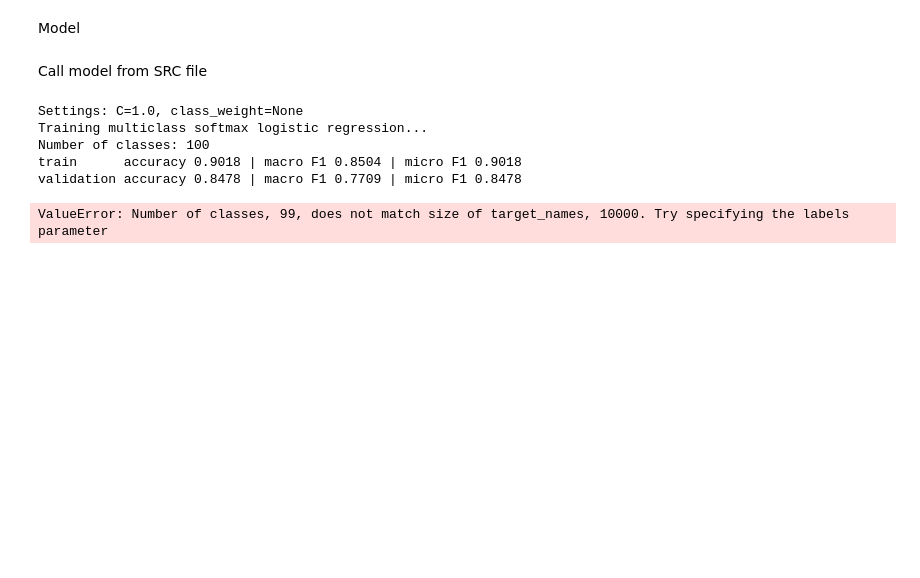
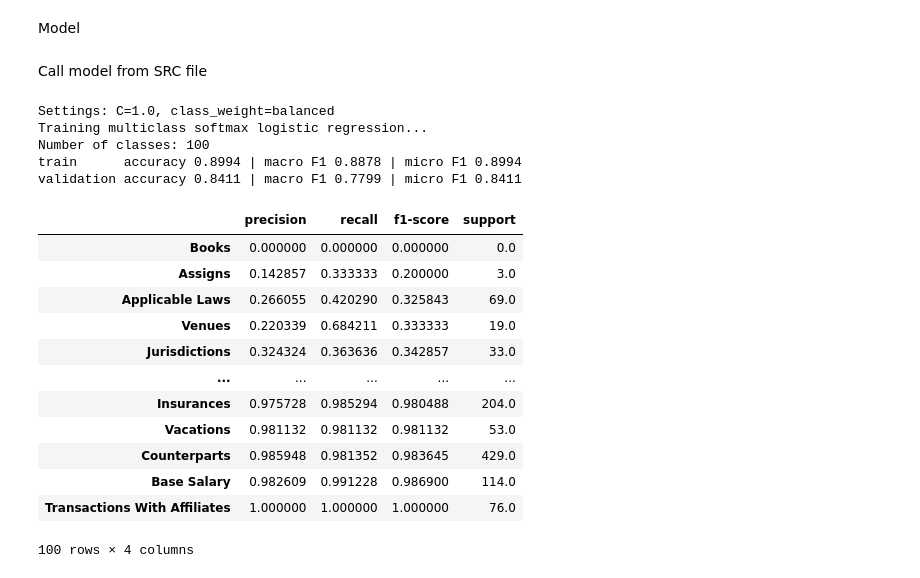
Before and after one commit to jag5m33/py_legal_data, a Jupyter notebook: notebooks/eda.ipynb, the cells around one changed output. Saved outputs shown, nothing was run; the diff lists cells and outputs as text; code cells hidden in the pictures; blank space fills up the shorter version.

```diff
--- a/notebooks/eda.ipynb
+++ b/notebooks/eda.ipynb
@@ -535,7 +540,7 @@ from src.multi_class_lr_softmax import MultiClassLogisticRegression
 # model and evaluation metrics
 lr = MultiClassLogisticRegression(x_train, x_val, x_test,
                                   y_train, y_val, y_test,
-                                  C=1.0, class_weight=None)
+                                  C=1.0, class_weight='balanced')
 
 lr.train() # learn weights
 train_preds, train_scores = lr.evaluate_train() #  the model guesses train labels, and they're marked
@@ -545,14 +550,27 @@ report = lr.report(val_preds)  # gets precision, recall and F1 for each of the 1
 
 # perform report analysis on validation set: reports model activity on unseen data,; shows authentic weaknesses
 # %% [output]
-Settings: C=1.0, class_weight=None
+Settings: C=1.0, class_weight=balanced
 Training multiclass softmax logistic regression...
 Number of classes: 100
-train      accuracy 0.9018 | macro F1 0.8504 | micro F1 0.9018
-validation accuracy 0.8478 | macro F1 0.7709 | micro F1 0.8478
+train      accuracy 0.8994 | macro F1 0.8878 | micro F1 0.8994
+validation accuracy 0.8411 | macro F1 0.7799 | micro F1 0.8411
-ValueError: Number of classes, 99, does not match size of target_names, 10000. Try specifying the labels parameter
 # %%
 report_df = pd.DataFrame(report).T # turns it into a table. .Transpose flips it =  class converted to row
 report_df = report_df.iloc[:-3] # drop accuracy, macro avg, weighted rows (they arent classes)
 report_df.index = report_df.index.astype(int).map(label_names)   # 47 -> "Governing Laws"
-report_df.sort_values("f1-score").head(10)  # the 10 worst clause types
+report_df.sort_values("f1-score").head(100)  # the 10 worst clause types
+# %% [output]
+|  | precision | recall | f1-score | support |
+| Books | 0.000000 | 0.000000 | 0.000000 | 0.0 |
+| Assigns | 0.142857 | 0.333333 | 0.200000 | 3.0 |
+| Applicable Laws | 0.266055 | 0.420290 | 0.325843 | 69.0 |
+| Venues | 0.220339 | 0.684211 | 0.333333 | 19.0 |
+| Jurisdictions | 0.324324 | 0.363636 | 0.342857 | 33.0 |
+| ... | ... | ... | ... | ... |
+| Insurances | 0.975728 | 0.985294 | 0.980488 | 204.0 |
+| Vacations | 0.981132 | 0.981132 | 0.981132 | 53.0 |
+| Counterparts | 0.985948 | 0.981352 | 0.983645 | 429.0 |
+| Base Salary | 0.982609 | 0.991228 | 0.986900 | 114.0 |
+| Transactions With Affiliates | 1.000000 | 1.000000 | 1.000000 | 76.0 |
+100 rows × 4 columns
```
Also changed, not shown: parts of 5 cells of this notebook.
